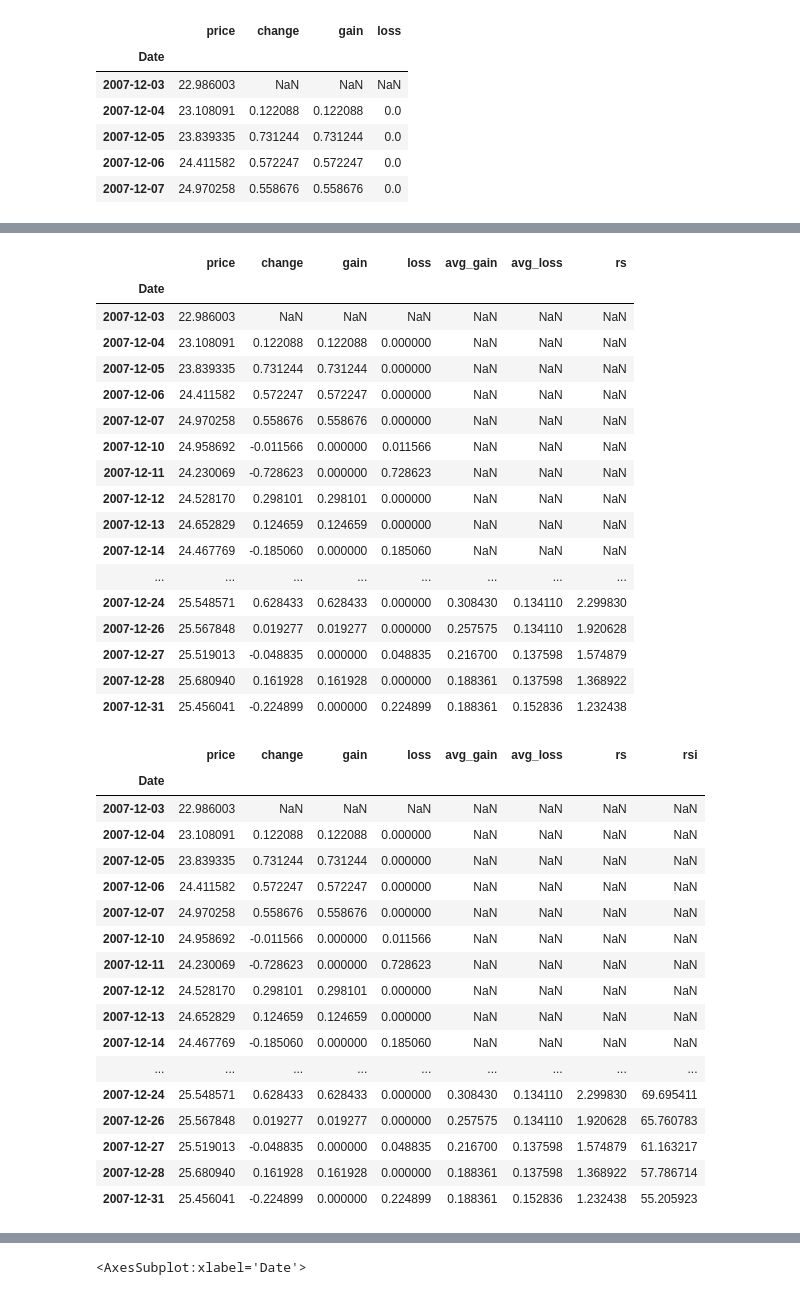
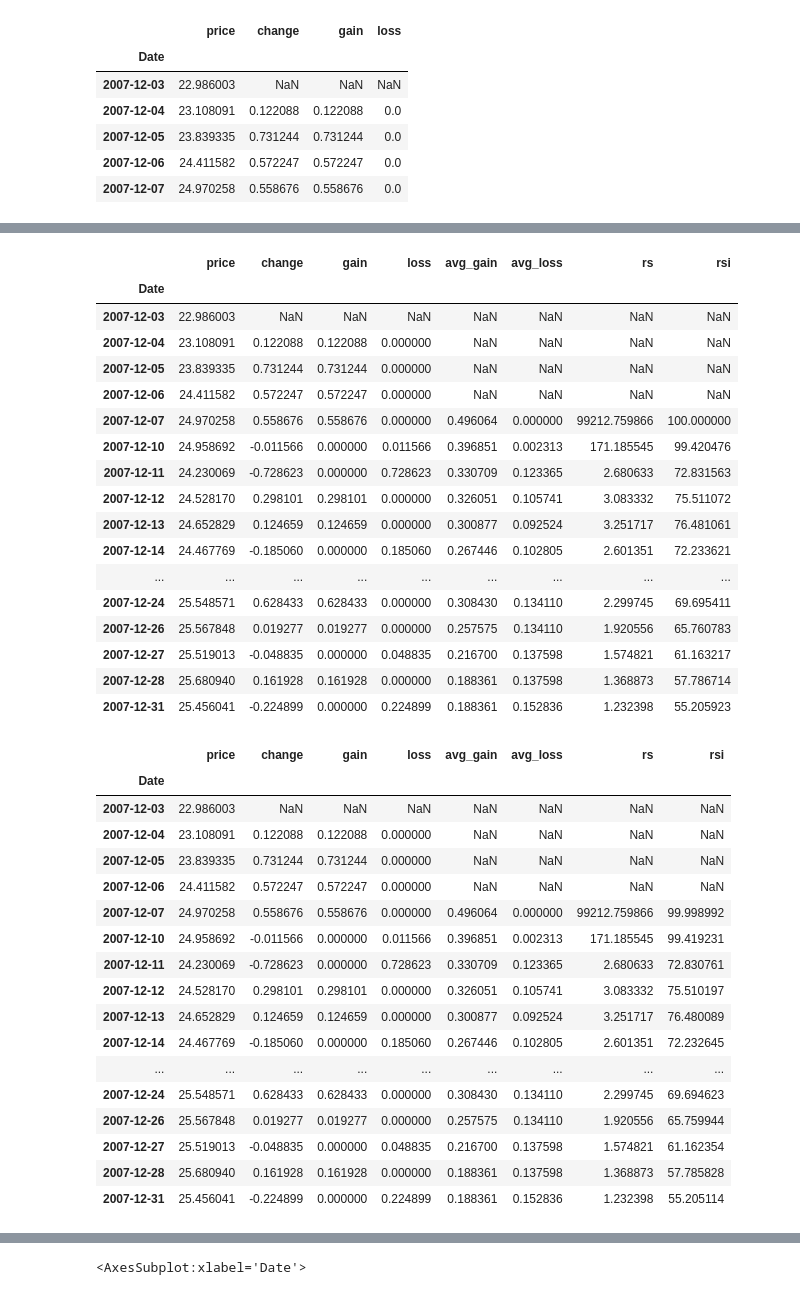
Before and after one commit to secmldev/rsi, a Jupyter notebook: 102_rsi_development.ipynb, the cells around one changed output, grey strips where cells are left out. Saved outputs shown, nothing was run; the diff lists cells and outputs as text; code cells hidden in the pictures.

```diff
--- a/402_rsi_development-Copy1.ipynb
+++ b/102_rsi_development.ipynb
@@ -215,9 +245,9 @@ data.head(20)
 # %%
 period = 14
 # %%
-data['avg_gain'] = data['gain'].rolling(window = period).mean()
+data['avg_gain'] = data['gain'].rolling(window = period, min_periods=4).mean()
 # %%
-data['avg_loss'] = data['loss'].rolling(window= period).mean()
+data['avg_loss'] = data['loss'].rolling(window= period, min_periods=4).mean()
 # %%
 data.head(20)
 # %% [output]
@@ -242,25 +293,25 @@ data.head(20)
 # %%
-data['rs'] = data['avg_gain'] / data['avg_loss']
+data['rs'] = data['avg_gain'] / (data['avg_loss'] + 0.000005)
 data.head(20)
 # %% [output]
-|  | price | change | gain | loss | avg_gain | avg_loss | rs |
-| Date |  |  |  |  |  |  |  |
-| 2007-12-03 | 22.986003 | NaN | NaN | NaN | NaN | NaN | NaN |
-| 2007-12-04 | 23.108091 | 0.122088 | 0.122088 | 0.000000 | NaN | NaN | NaN |
-| 2007-12-05 | 23.839335 | 0.731244 | 0.731244 | 0.000000 | NaN | NaN | NaN |
-| 2007-12-06 | 24.411582 | 0.572247 | 0.572247 | 0.000000 | NaN | NaN | NaN |
-| 2007-12-07 | 24.970258 | 0.558676 | 0.558676 | 0.000000 | NaN | NaN | NaN |
-| 2007-12-10 | 24.958692 | -0.011566 | 0.000000 | 0.011566 | NaN | NaN | NaN |
-| 2007-12-11 | 24.230069 | -0.728623 | 0.000000 | 0.728623 | NaN | NaN | NaN |
-| 2007-12-12 | 24.528170 | 0.298101 | 0.298101 | 0.000000 | NaN | NaN | NaN |
-| 2007-12-13 | 24.652829 | 0.124659 | 0.124659 | 0.000000 | NaN | NaN | NaN |
-| 2007-12-14 | 24.467769 | -0.185060 | 0.000000 | 0.185060 | NaN | NaN | NaN |
-| ... | ... | ... | ... | ... | ... | ... | ... |
-| 2007-12-24 | 25.548571 | 0.628433 | 0.628433 | 0.000000 | 0.308430 | 0.134110 | 2.299830 |
-| 2007-12-26 | 25.567848 | 0.019277 | 0.019277 | 0.000000 | 0.257575 | 0.134110 | 1.920628 |
-| 2007-12-27 | 25.519013 | -0.048835 | 0.000000 | 0.048835 | 0.216700 | 0.137598 | 1.574879 |
-| 2007-12-28 | 25.680940 | 0.161928 | 0.161928 | 0.000000 | 0.188361 | 0.137598 | 1.368922 |
-| 2007-12-31 | 25.456041 | -0.224899 | 0.000000 | 0.224899 | 0.188361 | 0.152836 | 1.232438 |
+|  | price | change | gain | loss | avg_gain | avg_loss | rs | rsi |
+| Date |  |  |  |  |  |  |  |  |
+| 2007-12-03 | 22.986003 | NaN | NaN | NaN | NaN | NaN | NaN | NaN |
+| 2007-12-04 | 23.108091 | 0.122088 | 0.122088 | 0.000000 | NaN | NaN | NaN | NaN |
+| 2007-12-05 | 23.839335 | 0.731244 | 0.731244 | 0.000000 | NaN | NaN | NaN | NaN |
+| 2007-12-06 | 24.411582 | 0.572247 | 0.572247 | 0.000000 | NaN | NaN | NaN | NaN |
+| 2007-12-07 | 24.970258 | 0.558676 | 0.558676 | 0.000000 | 0.496064 | 0.000000 | 99212.759866 | 100.000000 |
+| 2007-12-10 | 24.958692 | -0.011566 | 0.000000 | 0.011566 | 0.396851 | 0.002313 | 171.185545 | 99.420476 |
+| 2007-12-11 | 24.230069 | -0.728623 | 0.000000 | 0.728623 | 0.330709 | 0.123365 | 2.680633 | 72.831563 |
+| 2007-12-12 | 24.528170 | 0.298101 | 0.298101 | 0.000000 | 0.326051 | 0.105741 | 3.083332 | 75.511072 |
+| 2007-12-13 | 24.652829 | 0.124659 | 0.124659 | 0.000000 | 0.300877 | 0.092524 | 3.251717 | 76.481061 |
+| 2007-12-14 | 24.467769 | -0.185060 | 0.000000 | 0.185060 | 0.267446 | 0.102805 | 2.601351 | 72.233621 |
+| ... | ... | ... | ... | ... | ... | ... | ... | ... |
+| 2007-12-24 | 25.548571 | 0.628433 | 0.628433 | 0.000000 | 0.308430 | 0.134110 | 2.299745 | 69.695411 |
+| 2007-12-26 | 25.567848 | 0.019277 | 0.019277 | 0.000000 | 0.257575 | 0.134110 | 1.920556 | 65.760783 |
+| 2007-12-27 | 25.519013 | -0.048835 | 0.000000 | 0.048835 | 0.216700 | 0.137598 | 1.574821 | 61.163217 |
+| 2007-12-28 | 25.680940 | 0.161928 | 0.161928 | 0.000000 | 0.188361 | 0.137598 | 1.368873 | 57.786714 |
+| 2007-12-31 | 25.456041 | -0.224899 | 0.000000 | 0.224899 | 0.188361 | 0.152836 | 1.232398 | 55.205923 |
 # %%
 data['rsi'] = 100 - 100 / (1 + data['rs'])
 data.head(20)
@@ -271,18 +322,18 @@ data.head(20)
 | 2007-12-04 | 23.108091 | 0.122088 | 0.122088 | 0.000000 | NaN | NaN | NaN | NaN |
 | 2007-12-05 | 23.839335 | 0.731244 | 0.731244 | 0.000000 | NaN | NaN | NaN | NaN |
 | 2007-12-06 | 24.411582 | 0.572247 | 0.572247 | 0.000000 | NaN | NaN | NaN | NaN |
-| 2007-12-07 | 24.970258 | 0.558676 | 0.558676 | 0.000000 | NaN | NaN | NaN | NaN |
-| 2007-12-10 | 24.958692 | -0.011566 | 0.000000 | 0.011566 | NaN | NaN | NaN | NaN |
-| 2007-12-11 | 24.230069 | -0.728623 | 0.000000 | 0.728623 | NaN | NaN | NaN | NaN |
-| 2007-12-12 | 24.528170 | 0.298101 | 0.298101 | 0.000000 | NaN | NaN | NaN | NaN |
-| 2007-12-13 | 24.652829 | 0.124659 | 0.124659 | 0.000000 | NaN | NaN | NaN | NaN |
-| 2007-12-14 | 24.467769 | -0.185060 | 0.000000 | 0.185060 | NaN | NaN | NaN | NaN |
+| 2007-12-07 | 24.970258 | 0.558676 | 0.558676 | 0.000000 | 0.496064 | 0.000000 | 99212.759866 | 99.998992 |
+| 2007-12-10 | 24.958692 | -0.011566 | 0.000000 | 0.011566 | 0.396851 | 0.002313 | 171.185545 | 99.419231 |
+| 2007-12-11 | 24.230069 | -0.728623 | 0.000000 | 0.728623 | 0.330709 | 0.123365 | 2.680633 | 72.830761 |
+| 2007-12-12 | 24.528170 | 0.298101 | 0.298101 | 0.000000 | 0.326051 | 0.105741 | 3.083332 | 75.510197 |
+| 2007-12-13 | 24.652829 | 0.124659 | 0.124659 | 0.000000 | 0.300877 | 0.092524 | 3.251717 | 76.480089 |
+| 2007-12-14 | 24.467769 | -0.185060 | 0.000000 | 0.185060 | 0.267446 | 0.102805 | 2.601351 | 72.232645 |
 | ... | ... | ... | ... | ... | ... | ... | ... | ... |
-| 2007-12-24 | 25.548571 | 0.628433 | 0.628433 | 0.000000 | 0.308430 | 0.134110 | 2.299830 | 69.695411 |
-| 2007-12-26 | 25.567848 | 0.019277 | 0.019277 | 0.000000 | 0.257575 | 0.134110 | 1.920628 | 65.760783 |
-| 2007-12-27 | 25.519013 | -0.048835 | 0.000000 | 0.048835 | 0.216700 | 0.137598 | 1.574879 | 61.163217 |
-| 2007-12-28 | 25.680940 | 0.161928 | 0.161928 | 0.000000 | 0.188361 | 0.137598 | 1.368922 | 57.786714 |
-| 2007-12-31 | 25.456041 | -0.224899 | 0.000000 | 0.224899 | 0.188361 | 0.152836 | 1.232438 | 55.205923 |
+| 2007-12-24 | 25.548571 | 0.628433 | 0.628433 | 0.000000 | 0.308430 | 0.134110 | 2.299745 | 69.694623 |
+| 2007-12-26 | 25.567848 | 0.019277 | 0.019277 | 0.000000 | 0.257575 | 0.134110 | 1.920556 | 65.759944 |
+| 2007-12-27 | 25.519013 | -0.048835 | 0.000000 | 0.048835 | 0.216700 | 0.137598 | 1.574821 | 61.162354 |
+| 2007-12-28 | 25.680940 | 0.161928 | 0.161928 | 0.000000 | 0.188361 | 0.137598 | 1.368873 | 57.785828 |
+| 2007-12-31 | 25.456041 | -0.224899 | 0.000000 | 0.224899 | 0.188361 | 0.152836 | 1.232398 | 55.205114 |
 # %%
 def get_rsi(data, period = 14):
     """
```
Also changed, not shown: parts of 24 cells of this notebook, 10 other files.
